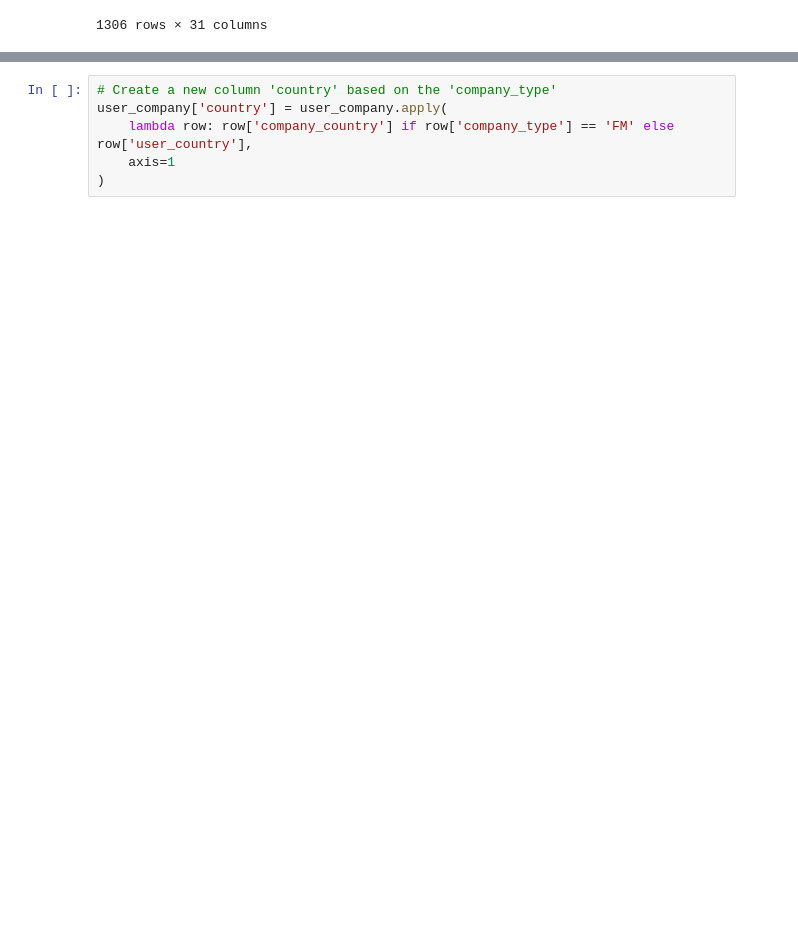
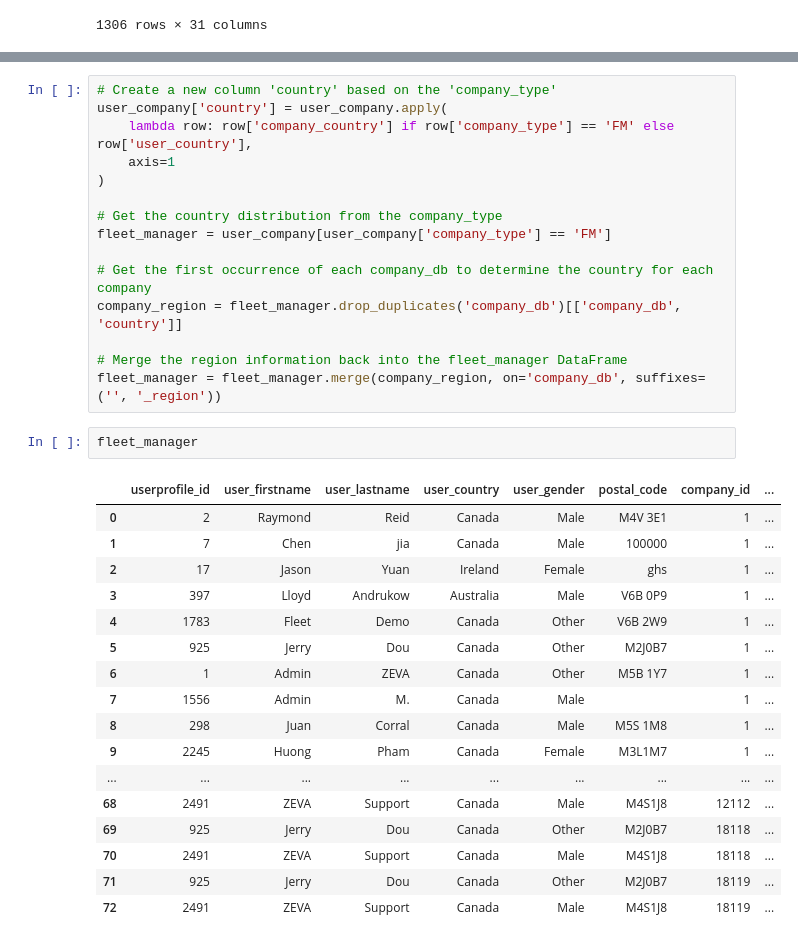
Before and after one commit to ZEVA-Global-Inc/ZEVA_data_storytelling, a Jupyter notebook: zeva_storytelling.ipynb, the cells around one changed output, grey strips where cells are left out. Saved outputs shown, nothing was run; the diff lists cells and outputs as text; blank space fills up the shorter version.

Commit message:
Ge the fleet distribution by countries

```diff
--- a/zeva_storytelling.ipynb
+++ b/zeva_storytelling.ipynb
@@ -216,4 +216,33 @@ user_company['country'] = user_company.apply(
     lambda row: row['company_country'] if row['company_type'] == 'FM' else row['user_country'],
     axis=1
 )
+
+# Get the country distribution from the company_type
+fleet_manager = user_company[user_company['company_type'] == 'FM']
+
+# Get the first occurrence of each company_db to determine the country for each company
+company_region = fleet_manager.drop_duplicates('company_db')[['company_db', 'country']]
+
+# Merge the region information back into the fleet_manager DataFrame
+fleet_manager = fleet_manager.merge(company_region, on='company_db', suffixes=('', '_region'))
+# %%
+fleet_manager
+# %% [output]
+|  | userprofile_id | user_firstname | user_lastname | user_country | user_gender | postal_code | company_id | ... |
+| 0 | 2 | Raymond | Reid | Canada | Male | M4V 3E1 | 1 | ... |
+| 1 | 7 | Chen | jia | Canada | Male | 100000 | 1 | ... |
+| 2 | 17 | Jason | Yuan | Ireland | Female | ghs | 1 | ... |
+| 3 | 397 | Lloyd | Andrukow | Australia | Male | V6B 0P9 | 1 | ... |
+| 4 | 1783 | Fleet | Demo | Canada | Other | V6B 2W9 | 1 | ... |
+| 5 | 925 | Jerry | Dou | Canada | Other | M2J0B7 | 1 | ... |
+| 6 | 1 | Admin | ZEVA | Canada | Other | M5B 1Y7 | 1 | ... |
+| 7 | 1556 | Admin | M. | Canada | Male |  | 1 | ... |
+| 8 | 298 | Juan | Corral | Canada | Male | M5S 1M8 | 1 | ... |
+| 9 | 2245 | Huong | Pham | Canada | Female | M3L1M7 | 1 | ... |
+| ... | ... | ... | ... | ... | ... | ... | ... | ... |
+| 68 | 2491 | ZEVA | Support | Canada | Male | M4S1J8 | 12112 | ... |
+| 69 | 925 | Jerry | Dou | Canada | Other | M2J0B7 | 18118 | ... |
+| 70 | 2491 | ZEVA | Support | Canada | Male | M4S1J8 | 18118 | ... |
+| 71 | 925 | Jerry | Dou | Canada | Other | M2J0B7 | 18119 | ... |
+| 72 | 2491 | ZEVA | Support | Canada | Male | M4S1J8 | 18119 | ... |
 # %%
```
Also changed, not shown: parts of 1 cell of this notebook.
